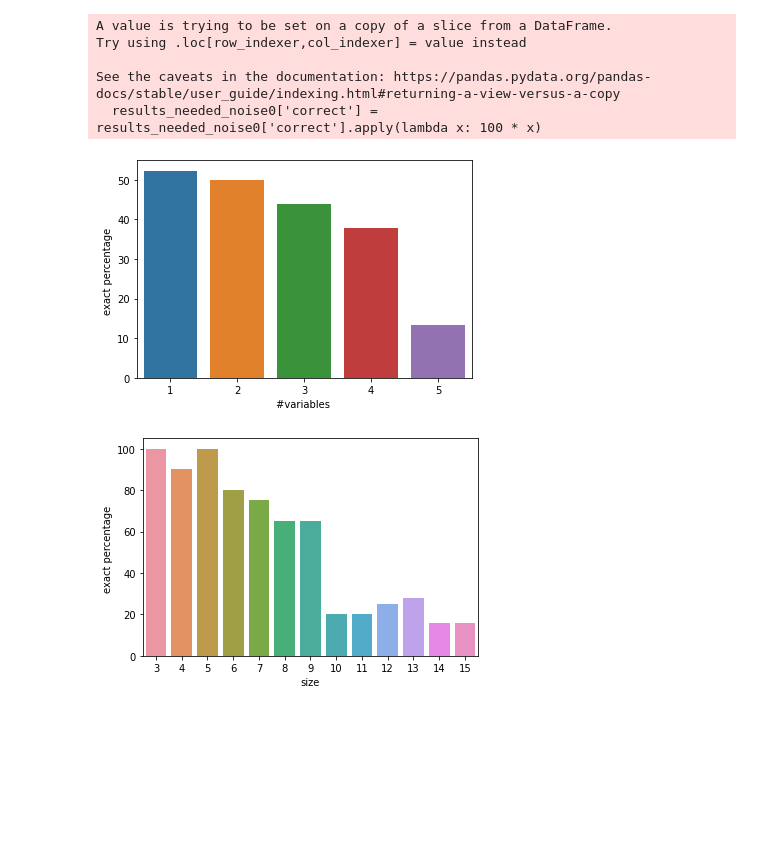
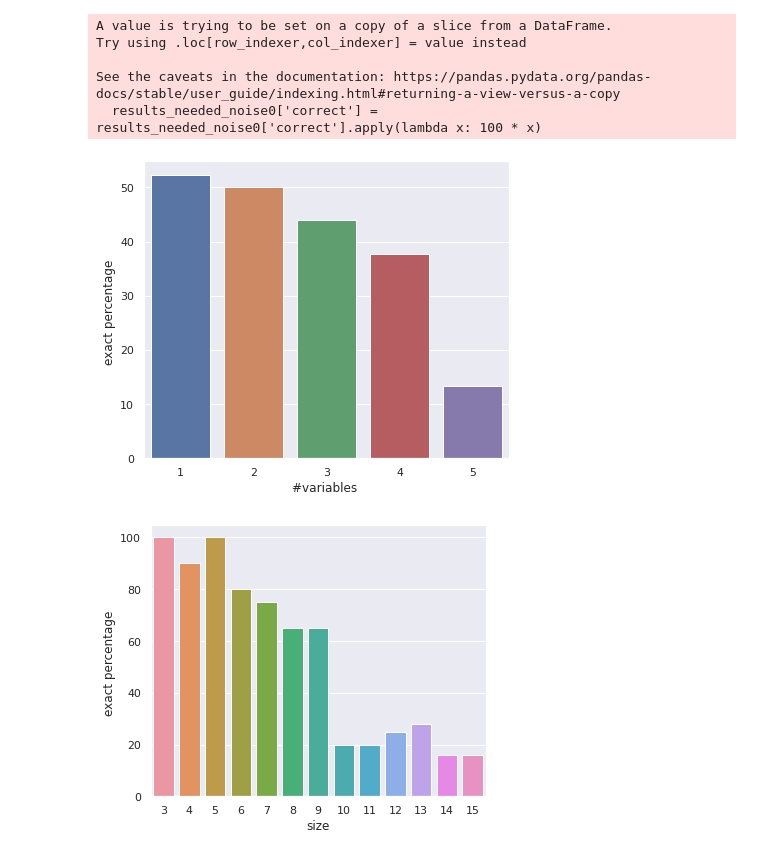
Before and after one commit to kartelj/rils-rols, a Jupyter notebook: statistics/stats.ipynb, the cells around one changed output. Cells and saved outputs as stored; diff of their text form; code cells hidden in the pictures; blank space fills up the shorter version.

Commit message:
plots updated

```diff
--- a/statistics/stats.ipynb
+++ b/statistics/stats.ipynb
@@ -6,31 +7,53 @@ import seaborn as sns
 # %%
 ## include results
 
 results = pd.read_csv("random_results.xlsx")
 
 results_needed_noise0 = results[["group", "size", "size_class", "vars", "true model",  "time", "correct ind", "correct"]]
 results_needed_noise0['correct'] = results_needed_noise0['correct'].apply(lambda x: 100 * x)
 
+### set up properties:
+font = {'family' : 'normal',
+       # 'weight' : 'bold',
+        'size'   : 30}
+
+mplt.rc('font', **font)
+#mplt.rc('xtick', labelsize=40)
+#mplt.rc('ytick', labelsize=40)
+sns.set(rc={'figure.figsize':(6, 5)})
+#mplt.rcParams.update(font)
+
 sns.barplot(x='vars',y='correct', data=results_needed_noise0, ci=None)
-
-results_needed_noise0_gb_vars = results_needed_noise0.groupby(["vars"]).aggregate( {"correct": "mean"} )
-results_needed_noise0_gb_vars
-
+#results_needed_noise0_gb_vars = results_needed_noise0.groupby(["vars"]).aggregate( {"correct": "mean"} )
+#results_needed_noise0_gb_vars
 plt.xlabel("#variables ")
 plt.ylabel("exact percentage ")
+plt.tight_layout()
 plt.savefig("numvars_vs_exact_correct_no_noise.eps")
+plt.show()
 # %% [output]
 A value is trying to be set on a copy of a slice from a DataFrame.
 Try using .loc[row_indexer,col_indexer] = value instead
 
 See the caveats in the documentation: https://pandas.pydata.org/pandas-docs/stable/user_guide/indexing.html#returning-a-view-versus-a-copy
   results_needed_noise0['correct'] = results_needed_noise0['correct'].apply(lambda x: 100 * x)
-[figure, old version]
+[figure, new version]
 # %%
 ######################## exact percentages w.r.t. size of exact models ==> no noisy data
 
 results_needed_noise0_reset = results_needed_noise0.reset_index()
 #results_needed_noise0_reset['correct'] = results_needed_noise0_reset['correct'].apply(lambda x: 100*x)
+sns.set(rc={'figure.figsize':(12.7,10.27)})
+### set up properties:
+font = {'family' : 'normal',
+       # 'weight' : 'bold',
+        'size'   : 30}
+
+mplt.rc('font', **font)
+mplt.rc('xtick', labelsize=70)
+mplt.rc('ytick', labelsize=70)
+sns.set(rc={'figure.figsize':(6, 5)})
+
 sns.barplot(x='size',y='correct', data=results_needed_noise0_reset, ci=None)
 
 results_needed_noise0_gb_size = results_needed_noise0.groupby(["size"]).aggregate( {"correct": "mean"} )
@@ -40,7 +63,8 @@ results_needed_noise0_gb_size
 plt.xlabel("size")
 plt.ylabel("exact percentage ")
 plt.savefig("numsize_vs_exact_correct_no_noise.eps")
+plt.show()
 # %% [output]
-[figure, old version]
+[figure, new version]
 # %%
 ##################  exact percentages w.r.t. runtime
```
Also changed, not shown: parts of 7 cells of this notebook, 28 other files.
